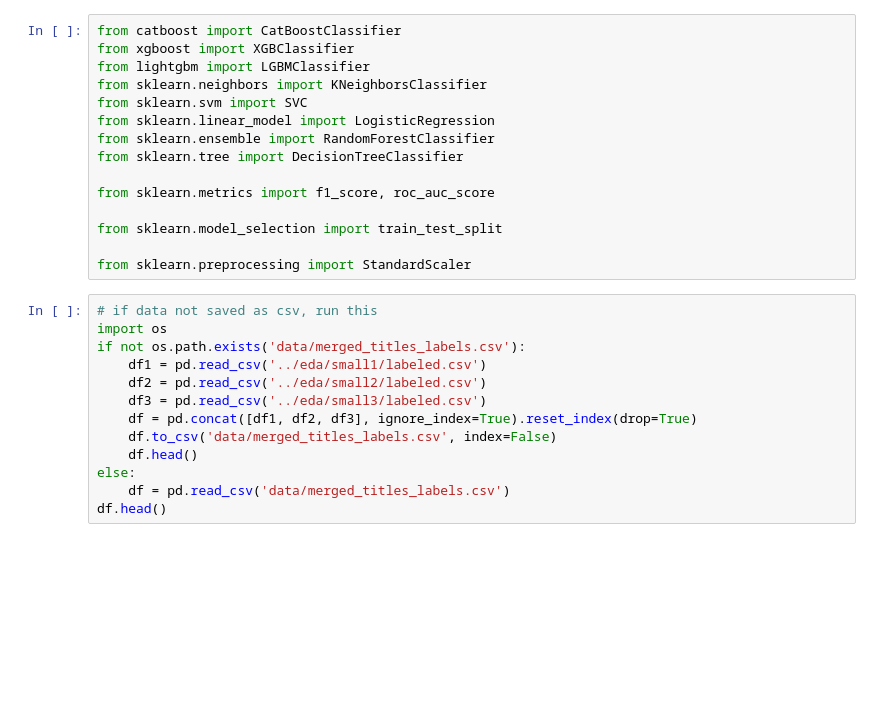
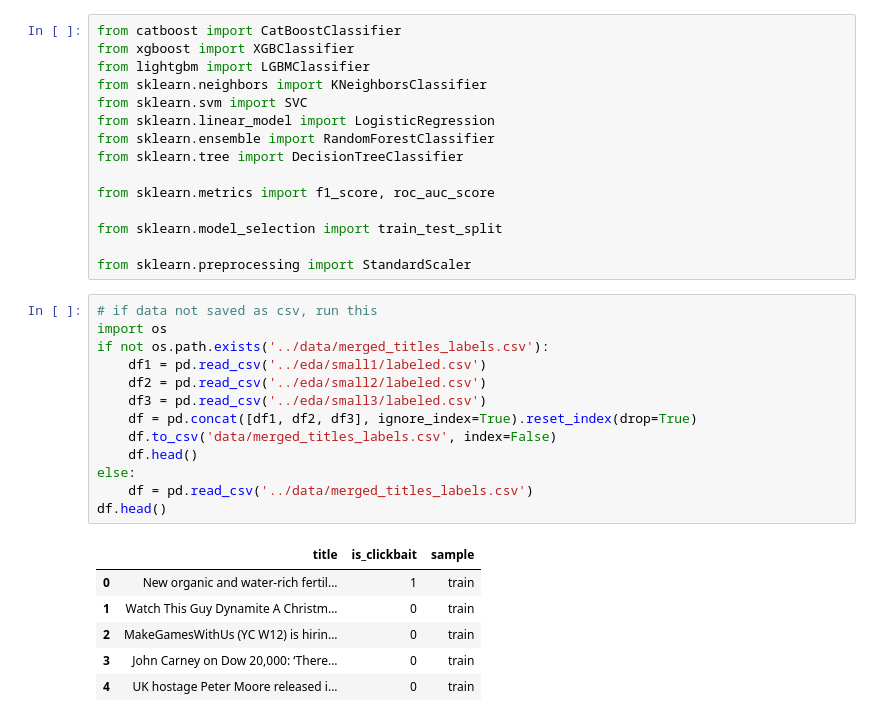
Before and after one commit to amajczyk/ClickbaitDetector, a Jupyter notebook: modelling/word2vec_selection/select_best_word2vec_large_models.ipynb, the cells around one changed output. Drawn from its saved outputs; the diff is of its cells as text; blank space fills up the shorter version.

```diff
--- a/modelling/word2vec_selection/select_best_word2vec_large_models.ipynb
+++ b/modelling/word2vec_selection/select_best_word2vec_large_models.ipynb
@@ -26,15 +43,22 @@ from sklearn.preprocessing import StandardScaler
 # %%
 # if data not saved as csv, run this
 import os
-if not os.path.exists('data/merged_titles_labels.csv'):
+if not os.path.exists('../data/merged_titles_labels.csv'):
     df1 = pd.read_csv('../eda/small1/labeled.csv')
     df2 = pd.read_csv('../eda/small2/labeled.csv')
     df3 = pd.read_csv('../eda/small3/labeled.csv')
     df = pd.concat([df1, df2, df3], ignore_index=True).reset_index(drop=True)
     df.to_csv('data/merged_titles_labels.csv', index=False)
     df.head()
 else:
-    df = pd.read_csv('data/merged_titles_labels.csv')
+    df = pd.read_csv('../data/merged_titles_labels.csv')
 df.head()
+# %% [output]
+|  | title | is_clickbait | sample |
+| 0 | New organic and water-rich fertil... | 1 | train |
+| 1 | Watch This Guy Dynamite A Christm... | 0 | train |
+| 2 | MakeGamesWithUs (YC W12) is hirin... | 0 | train |
+| 3 | John Carney on Dow 20,000: ‘There... | 0 | train |
+| 4 | UK hostage Peter Moore released i... | 0 | train |
 # %%
 %run functions.py
```
Also changed, not shown: parts of 5 cells of this notebook, 1 other file.
